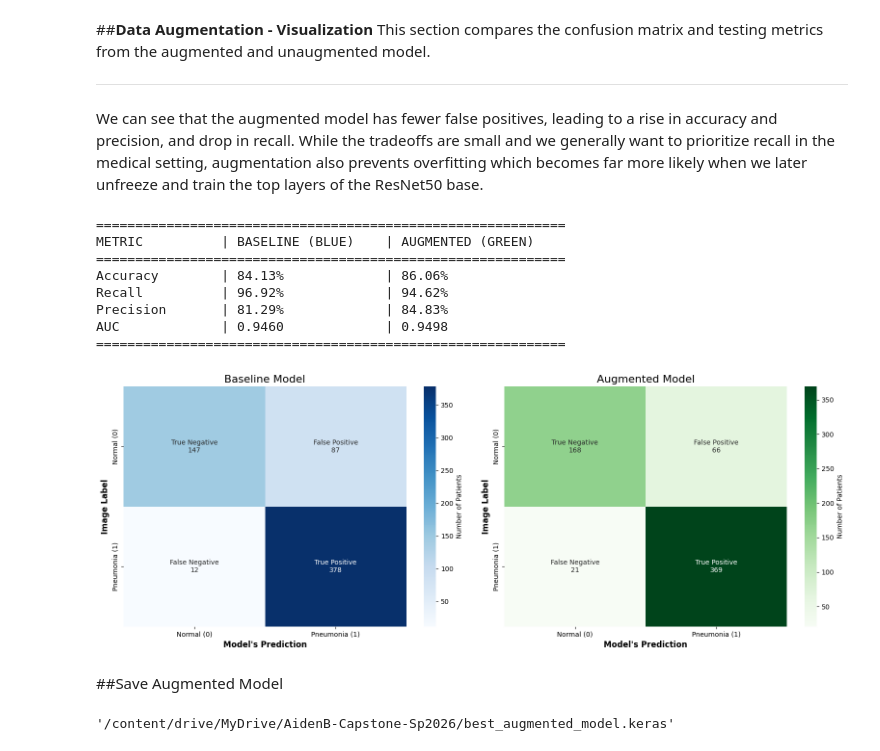
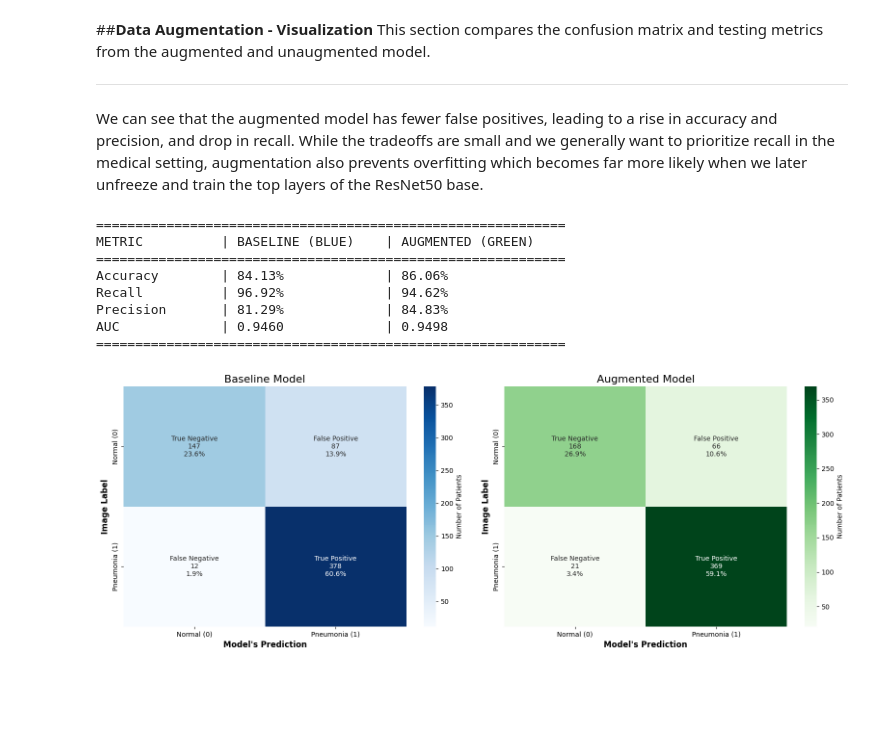
Before and after one commit to arbutler2003/Pneuomonia-Detection-CNN, a Jupyter notebook: chest_xray_pneumonia_detection.ipynb, the cells around one changed output. Cells and saved outputs as stored; diff of their text form; code cells hidden in the pictures; blank space fills up the shorter version.

```diff
--- a/chest_xray_pneumonia_detection.ipynb
+++ b/chest_xray_pneumonia_detection.ipynb
@@ -488,9 +473,6 @@ plot_history(history)
 ##**Testing**
 This section evaluates the model on the 'test' subset and prints the final metrics.
 # %%
-# Load the best weights
-model.load_weights('best_model.keras')
-
 # Run evaluation
 print("Evaluating on Test Set...")
 test_results = model.evaluate(test_generator, verbose=1)
@@ -527,7 +498,3 @@ shutil.copy('best_model.keras', GOOGLE_DRIVE_PATH)
-# %%
-from tensorflow.keras.models import load_model
-
-model = load_model('/content/drive/MyDrive/AidenB-Capstone-Sp2026/best_model.keras')
 # %% [markdown]
 ##**Confusion Matrix**
 This section builds the confusion matrix based on the model's results when evaluated on the 'test' subset.
@@ -553,7 +520,9 @@ cm = confusion_matrix(true_classes, predicted_classes)
 # Define labels and combine them with their counts
 group_names = ['True Negative', 'False Positive', 'False Negative', 'True Positive']
 group_counts = [str(value) for value in cm.flatten()]
-labels = [f"{v1}\n{v2}" for v1, v2 in zip(group_names, group_counts)]
+total = np.sum(cm)
+group_percentages = [f"{value / total:.1%}" for value in cm.flatten()]
+labels = [f"{v1}\n{v2}\n{v3}" for v1, v2, v3 in zip(group_names, group_counts, group_percentages)]
 
 # Reshape the list into a 2x2 grid
 labels = np.asarray(labels).reshape(2, 2)
@@ -589,6 +558,7 @@ Data augmentation is where we apply slight modifications to the X-ray images tha
 # %%
 from tensorflow.keras.preprocessing.image import ImageDataGenerator
 from tensorflow.keras.callbacks import ModelCheckpoint, EarlyStopping
+from tensorflow.keras.models import load_model
 import tensorflow as tf
 from tensorflow import keras
 
@@ -662,7 +632,7 @@ aug_early_stopping = EarlyStopping(
     restore_best_weights=True
 )
 
-aug_history = aug_model.fit(
+''' aug_history = aug_model.fit(
     train_generator_aug,
     epochs=10,
     validation_data=val_generator_aug,
@@ -670,4 +640,8 @@ aug_history = aug_model.fit(
     callbacks=[aug_checkpoint, aug_early_stopping],
     verbose=1
 )
+model.load_weights('best_augmented_model.keras')
+shutil.copy('best_augmented_model.keras', GOOGLE_DRIVE_PATH) '''
+
+aug_model = load_model(f'{GOOGLE_DRIVE_PATH}/best_augmented_model.keras')
 # %% [output]
@@ -721,20 +676,24 @@ print(f"{'AUC':<15} | {baseline_test_results[4]:<18.4f} | {aug_test_results[4]:.
 print("=" * 60 + "\n")
 
 # Baseline confusion matrix
+test_generator.reset()
 baseline_predictions = model.predict(test_generator, verbose=0)
-baseline_classes = (baseline_predictions > 0.5).astype("int32")
+baseline_classes = (baseline_predictions > 0.5).astype("int32").ravel()
 baseline_cm = confusion_matrix(test_generator.classes, baseline_classes)
 
 # Augmented confusion matrix
+test_generator.reset()
 aug_predictions = aug_model.predict(test_generator, verbose=0)
-aug_classes = (aug_predictions > 0.5).astype("int32")
+aug_classes = (aug_predictions > 0.5).astype("int32").ravel()
 aug_cm = confusion_matrix(test_generator.classes, aug_classes)
 
 # Helper function to generate labels and their counts
 def make_labels(cm):
     names = ['True Negative', 'False Positive', 'False Negative', 'True Positive']
     counts = [str(value) for value in cm.flatten()]
-    labels = [f"{v1}\n{v2}" for v1, v2 in zip(names, counts)]
+    total = np.sum(cm)
+    percentages = [f"{value / total:.1%}" for value in cm.flatten()]
+    labels = [f"{v1}\n{v2}\n{v3}" for v1, v2, v3 in zip(names, counts, percentages)]
     return np.asarray(labels).reshape(2, 2)
 
 baseline_labels = make_labels(baseline_cm)
@@ -745,40 +704,31 @@ fig, axes = plt.subplots(1, 2, figsize=(16, 6))
 
 # Plot Baseline on the Left (axes[0])
 sns.heatmap(baseline_cm, annot=baseline_labels, fmt='', cmap='Blues',
             xticklabels=['Normal (0)', 'Pneumonia (1)'],
             yticklabels=['Normal (0)', 'Pneumonia (1)'],
             cbar_kws={'label': 'Number of Patients'}, ax=axes[0])
 axes[0].set_title('Baseline Model', fontsize=16)
 axes[0].set_ylabel('Image Label', fontsize=12, fontweight='bold')
 axes[0].set_xlabel("Model's Prediction", fontsize=12, fontweight='bold')
 
 # Plot Augmented on the Right (axes[1])
 sns.heatmap(aug_cm, annot=aug_labels, fmt='', cmap='Greens',
             xticklabels=['Normal (0)', 'Pneumonia (1)'],
             yticklabels=['Normal (0)', 'Pneumonia (1)'],
             cbar_kws={'label': 'Number of Patients'}, ax=axes[1])
 axes[1].set_title('Augmented Model', fontsize=16)
 axes[1].set_ylabel('Image Label', fontsize=12, fontweight='bold')
 axes[1].set_xlabel("Model's Prediction", fontsize=12, fontweight='bold')
 
 plt.tight_layout()
 plt.show()
 # %% [output]
 ============================================================
 METRIC          | BASELINE (BLUE)    | AUGMENTED (GREEN)
 ============================================================
 Accuracy        | 84.13%             | 86.06%
 Recall          | 96.92%             | 94.62%
 Precision       | 81.29%             | 84.83%
 AUC             | 0.9460             | 0.9498
 ============================================================
-[figure, old version]
+[figure, new version]
-# %% [markdown]
-##Save Augmented Model
-# %%
-import shutil
-
-# Copy the best model to your Capstone folder on Drive
-shutil.copy('best_augmented_model.keras', GOOGLE_DRIVE_PATH)
-# %% [output]
-'/content/drive/MyDrive/AidenB-Capstone-Sp2026/best_augmented_model.keras'
```
Also changed, not shown: parts of 22 cells of this notebook.
